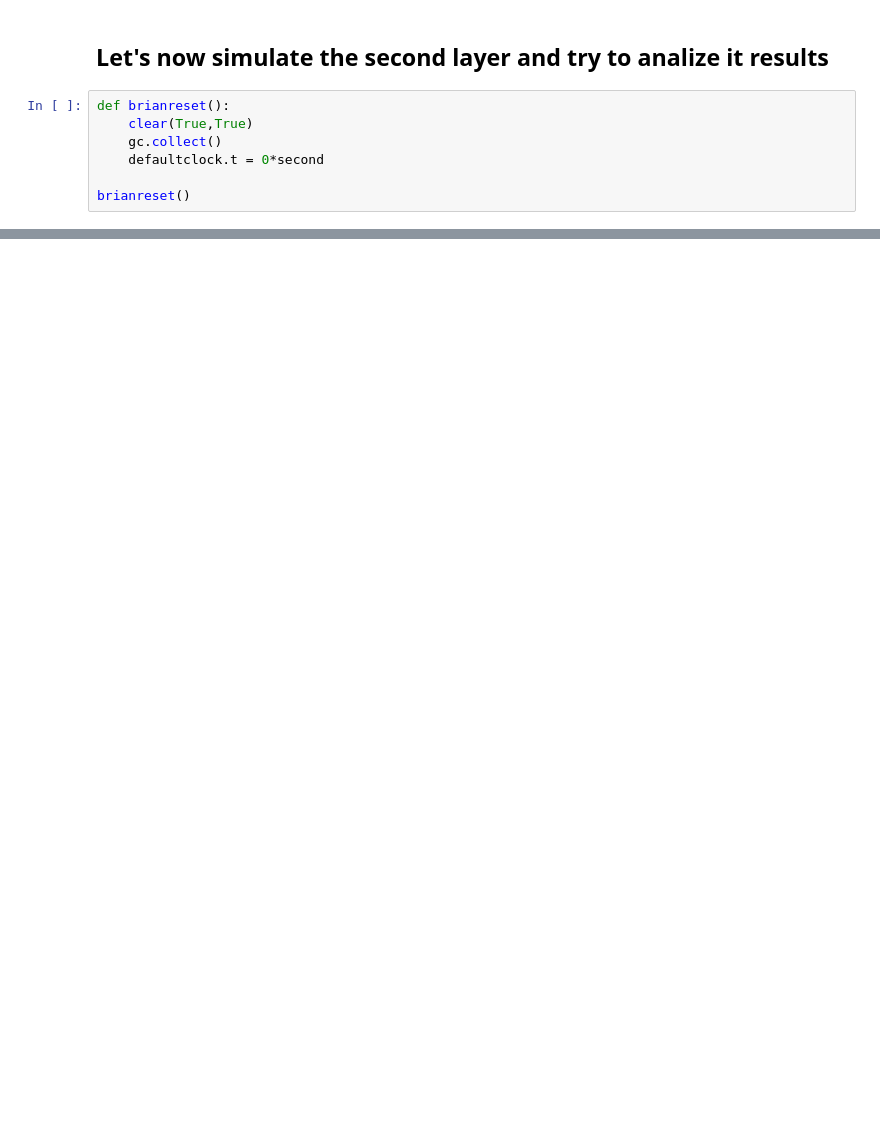
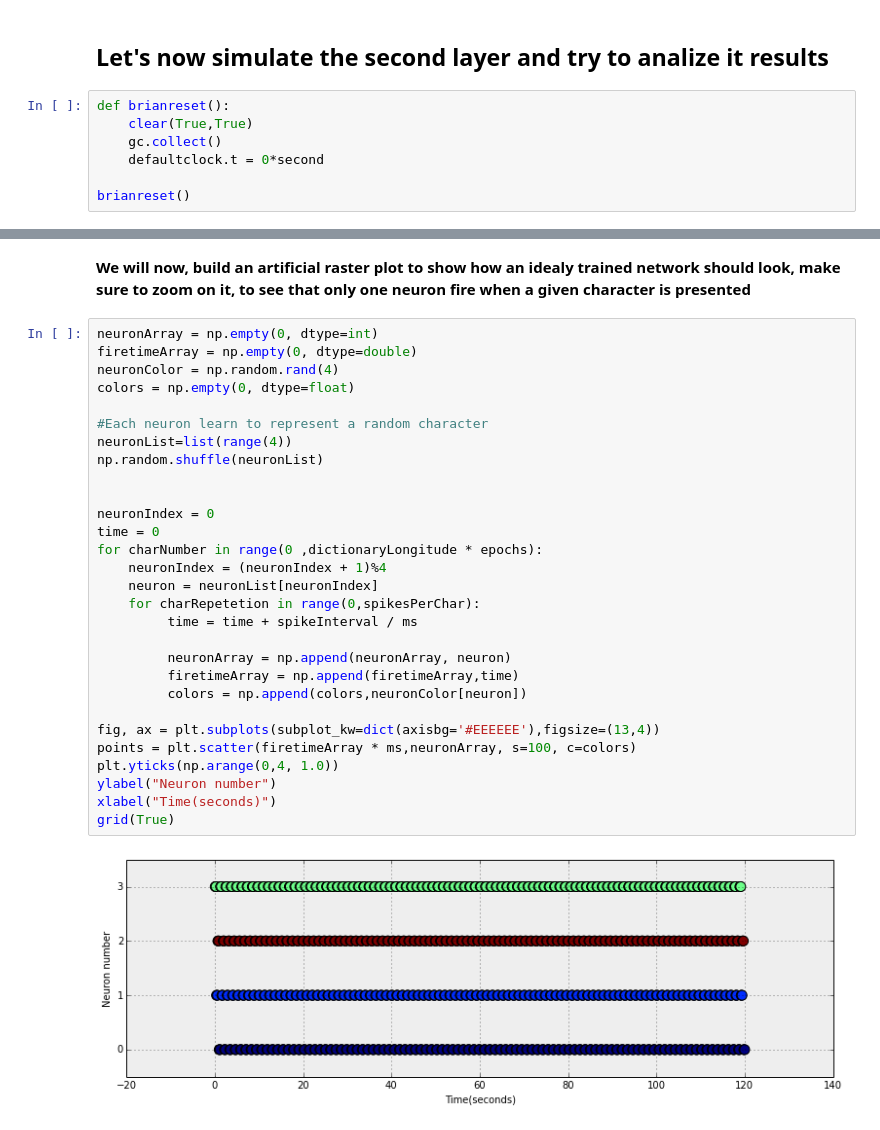
Before and after one commit to tartavull/snn-rl, a Jupyter notebook: snn.ipynb, the cells around one changed output, grey strips where cells are left out. Drawn from its saved outputs; the diff is of its cells as text; blank space fills up the shorter version.

Commit message:
ploting how an trained network should look like

```diff
--- a/snn.ipynb
+++ b/snn.ipynb
@@ -201,0 +219,33 @@ grid(True)
+# %% [markdown]
+**We will now, build an artificial raster plot to show how an idealy trained network should look, make sure to zoom on it, to see that only one neuron fire when a given character is presented**
+# %%
+neuronArray = np.empty(0, dtype=int)
+firetimeArray = np.empty(0, dtype=double)
+neuronColor = np.random.rand(4)
+colors = np.empty(0, dtype=float)
+
+#Each neuron learn to represent a random character
+neuronList=list(range(4))
+np.random.shuffle(neuronList)
+
+
+neuronIndex = 0
+time = 0
+for charNumber in range(0 ,dictionaryLongitude * epochs):
+    neuronIndex = (neuronIndex + 1)%4
+    neuron = neuronList[neuronIndex]
+    for charRepetetion in range(0,spikesPerChar):
+         time = time + spikeInterval / ms
+
+         neuronArray = np.append(neuronArray, neuron)
+         firetimeArray = np.append(firetimeArray,time)
+         colors = np.append(colors,neuronColor[neuron])
+
+fig, ax = plt.subplots(subplot_kw=dict(axisbg='#EEEEEE'),figsize=(13,4))
+points = plt.scatter(firetimeArray * ms,neuronArray, s=100, c=colors)
+plt.yticks(np.arange(0,4, 1.0))
+ylabel("Neuron number")
+xlabel("Time(seconds)")
+grid(True)
+# %% [output]
+[figure, added]
```
Also changed, not shown: parts of 5 cells of this notebook, 1 other file.
